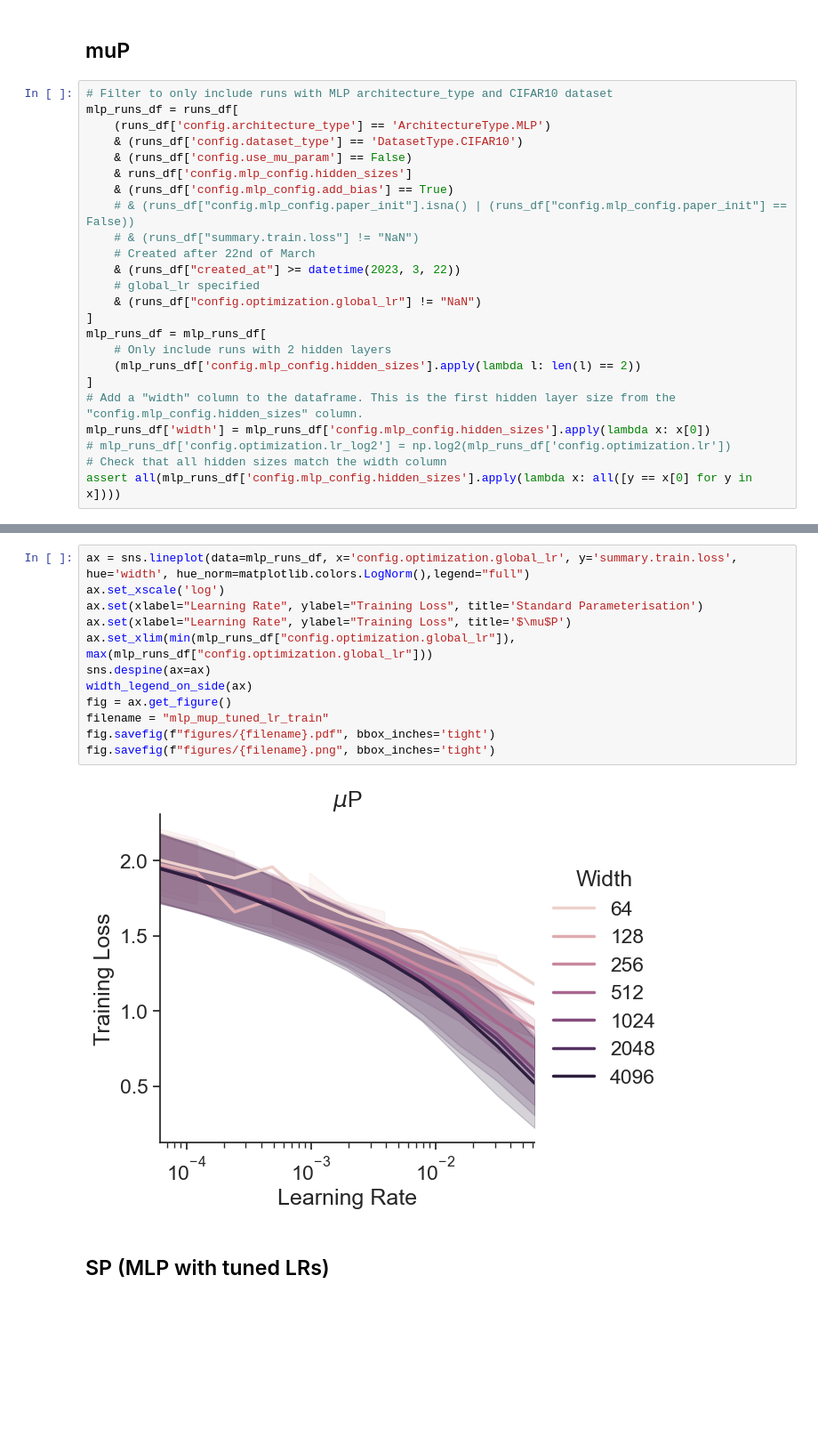
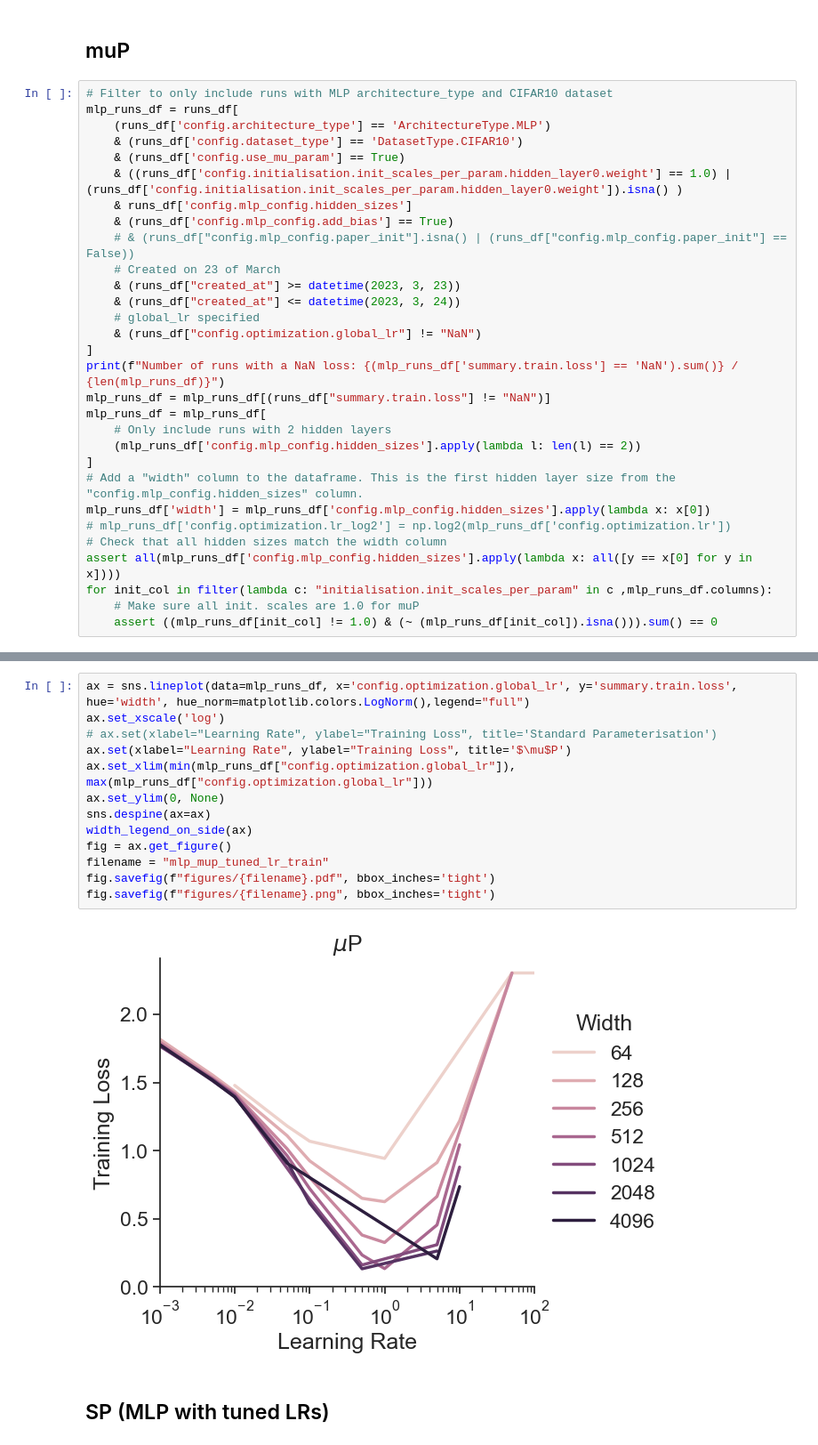
Before and after one commit to BrunoKM/tensor-reprogram, a Jupyter notebook: plots/hyperparam_vs_scale_alignment.ipynb, the cells around one changed output, grey strips where cells are left out. Shown: that part at 89% size. Saved outputs shown, nothing was run; the diff lists cells and outputs as text; blank space fills up the shorter version.

Commit message:
Reparameterise initialisation

```diff
--- a/plots/hyperparam_vs_scale_alignment.ipynb
+++ b/plots/hyperparam_vs_scale_alignment.ipynb
@@ -236,16 +241,19 @@ fig.savefig(f"figures/{filename}.png", bbox_inches='tight')
 mlp_runs_df = runs_df[
     (runs_df['config.architecture_type'] == 'ArchitectureType.MLP')
     & (runs_df['config.dataset_type'] == 'DatasetType.CIFAR10')
-    & (runs_df['config.use_mu_param'] == False)
+    & (runs_df['config.use_mu_param'] == True)
+    & ((runs_df['config.initialisation.init_scales_per_param.hidden_layer0.weight'] == 1.0) | (runs_df['config.initialisation.init_scales_per_param.hidden_layer0.weight']).isna() )
     & runs_df['config.mlp_config.hidden_sizes']
     & (runs_df['config.mlp_config.add_bias'] == True)
     # & (runs_df["config.mlp_config.paper_init"].isna() | (runs_df["config.mlp_config.paper_init"] == False))
-    # & (runs_df["summary.train.loss"] != "NaN")
-    # Created after 22nd of March
-    & (runs_df["created_at"] >= datetime(2023, 3, 22))
+    # Created on 23 of March
+    & (runs_df["created_at"] >= datetime(2023, 3, 23))
+    & (runs_df["created_at"] <= datetime(2023, 3, 24))
     # global_lr specified
     & (runs_df["config.optimization.global_lr"] != "NaN")
 ]
+print(f"Number of runs with a NaN loss: {(mlp_runs_df['summary.train.loss'] == 'NaN').sum()} / {len(mlp_runs_df)}")
+mlp_runs_df = mlp_runs_df[(runs_df["summary.train.loss"] != "NaN")]
 mlp_runs_df = mlp_runs_df[
     # Only include runs with 2 hidden layers
     (mlp_runs_df['config.mlp_config.hidden_sizes'].apply(lambda l: len(l) == 2))
@@ -255,3 +263,6 @@ mlp_runs_df['width'] = mlp_runs_df['config.mlp_config.hidden_sizes'].apply(lambd
 # mlp_runs_df['config.optimization.lr_log2'] = np.log2(mlp_runs_df['config.optimization.lr'])
 # Check that all hidden sizes match the width column
 assert all(mlp_runs_df['config.mlp_config.hidden_sizes'].apply(lambda x: all([y == x[0] for y in x])))
+for init_col in filter(lambda c: "initialisation.init_scales_per_param" in c ,mlp_runs_df.columns):
+    # Make sure all init. scales are 1.0 for muP
+    assert ((mlp_runs_df[init_col] != 1.0) & (~ (mlp_runs_df[init_col]).isna())).sum() == 0
@@ -280,17 +299,18 @@ Name: config.mlp_config.paper_init, Length: 71, dtype: object
 # %%
 ax = sns.lineplot(data=mlp_runs_df, x='config.optimization.global_lr', y='summary.train.loss', hue='width', hue_norm=matplotlib.colors.LogNorm(),legend="full")
 ax.set_xscale('log')
-ax.set(xlabel="Learning Rate", ylabel="Training Loss", title='Standard Parameterisation')
+# ax.set(xlabel="Learning Rate", ylabel="Training Loss", title='Standard Parameterisation')
 ax.set(xlabel="Learning Rate", ylabel="Training Loss", title='$\mu$P')
 ax.set_xlim(min(mlp_runs_df["config.optimization.global_lr"]), max(mlp_runs_df["config.optimization.global_lr"]))
+ax.set_ylim(0, None)
 sns.despine(ax=ax)
 width_legend_on_side(ax)
 fig = ax.get_figure()
 filename = "mlp_mup_tuned_lr_train"
 fig.savefig(f"figures/{filename}.pdf", bbox_inches='tight')
 fig.savefig(f"figures/{filename}.png", bbox_inches='tight')
 # %% [output]
-[figure, old version]
+[figure, new version]
 # %% [markdown]
 ## SP (MLP with tuned LRs)
 # %% [markdown]
```
Also changed, not shown: parts of 9 cells of this notebook, 4 other files.
